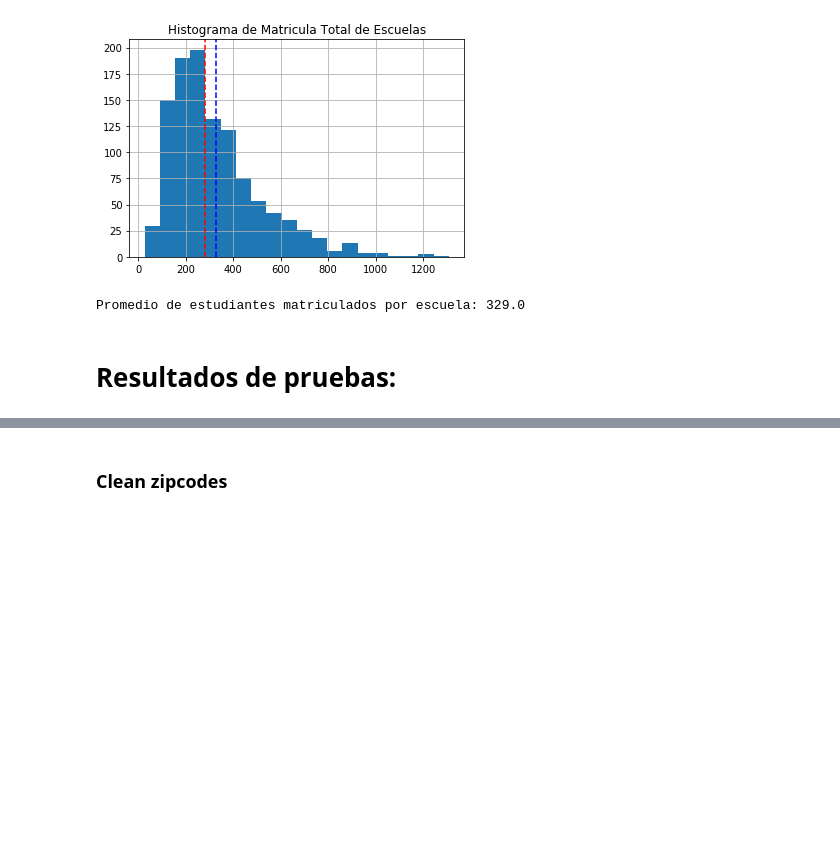
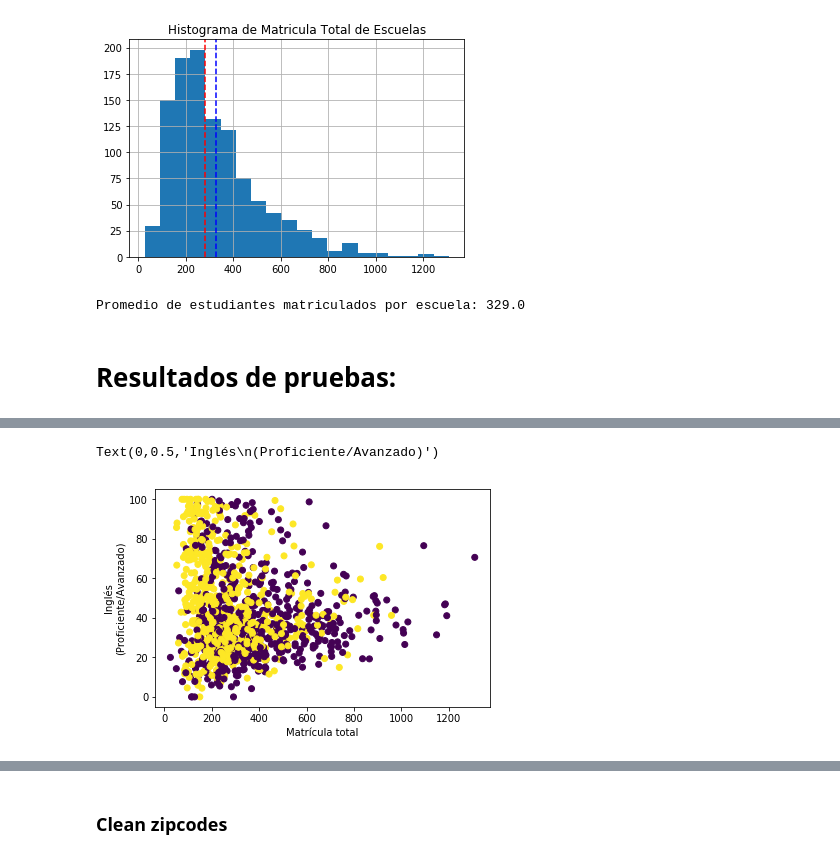
Before and after one commit to karmacelina/puertorico, a Jupyter notebook: notebooks/exploration.ipynb, the cells around one changed output, grey strips where cells are left out. Drawn from its saved outputs; the diff is of its cells as text; code cells hidden in the pictures; blank space fills up the shorter version.

```diff
--- a/notebooks/exploration.ipynb
+++ b/notebooks/exploration.ipynb
@@ -99,3 +115,8 @@ plt.scatter(escuelas['MATRICULA_TOTAL'], escuelas['ESPAÑOL_[PROFICIENTE+AVANZAD
 # %%
 plt.scatter(escuelas['MATRICULA_TOTAL'], escuelas['INGLÉS_[PROFICIENTE+AVANZADO]'],
            c=escuelas['ZONA'].map({'URBANA':1, 'RURAL':2}))
+plt.xlabel('Matrícula total')
+plt.ylabel('Inglés\n(Proficiente/Avanzado)')
+# %% [output]
+Text(0,0.5,'Inglés\n(Proficiente/Avanzado)')
+[figure, added]
```
Also changed, not shown: parts of 96 cells of this notebook, 1 other file.
